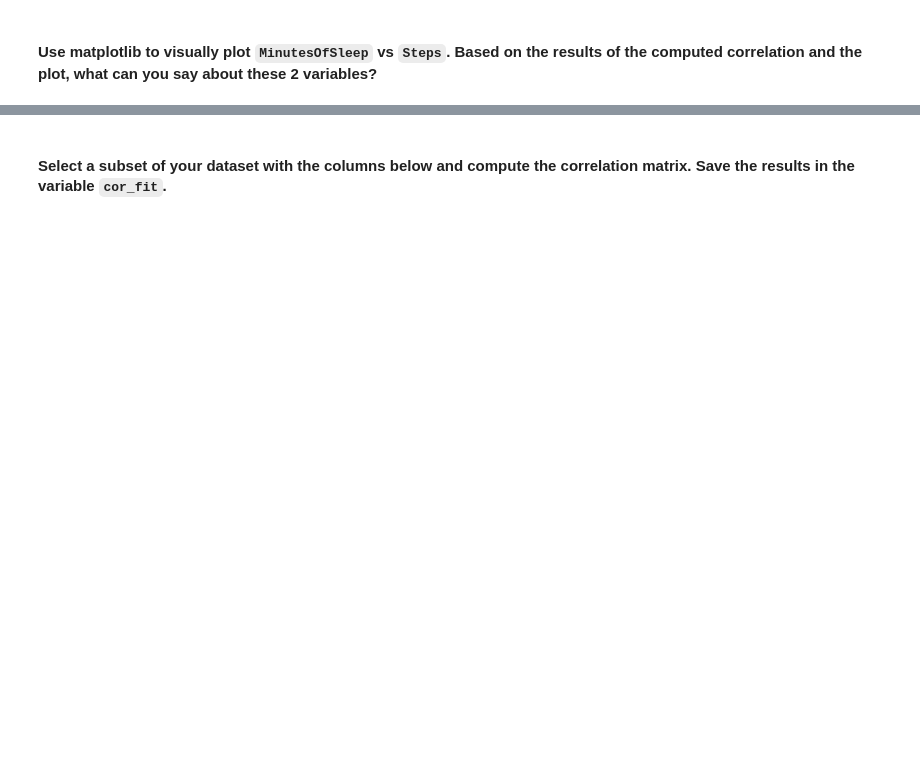
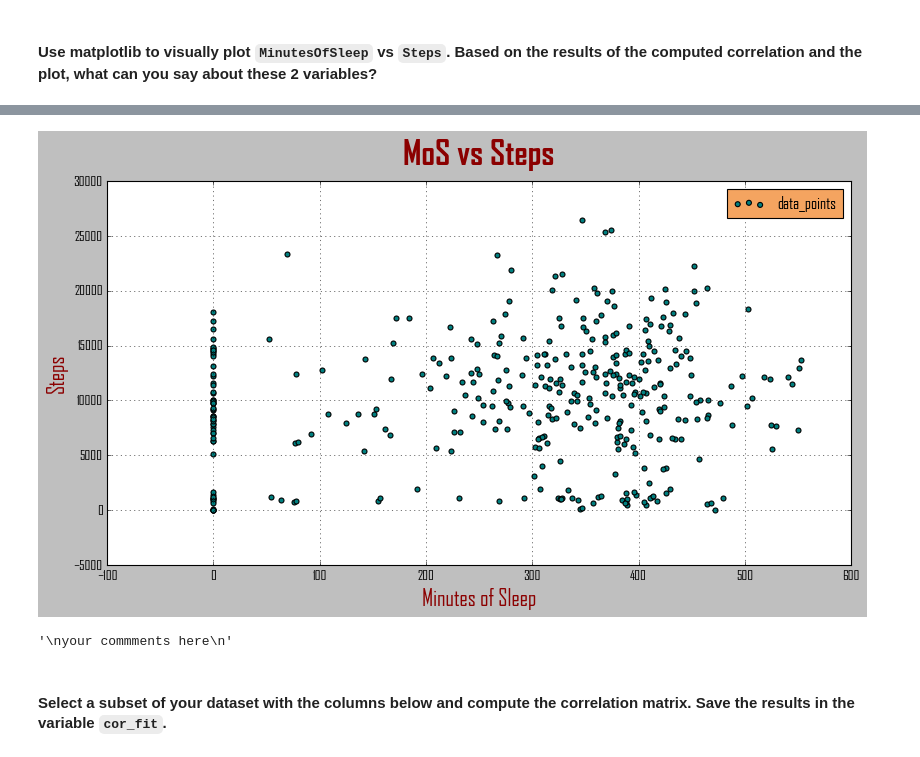
Before and after one commit to paoloironhack/data_analytics062020, a Jupyter notebook: labs/module_2/22_Pivot-Table-Correlation/your_code/main.ipynb, the cells around one changed output, grey strips where cells are left out. Cells and saved outputs as stored; diff of their text form; code cells hidden in the pictures; blank space fills up the shorter version.

```diff
--- a/labs/module_2/22_Pivot-Table-Correlation/your_code/main.ipynb
+++ b/labs/module_2/22_Pivot-Table-Correlation/your_code/main.ipynb
@@ -129,3 +379,24 @@ your commments here
+# %%
+# your code here
+plt.rcParams["figure.figsize"]=(12,6)
+plt.rcParams["font.family"] = "agency fb"
+#plt.style.use("classic")
+plt.scatter(fitbit["MinutesOfSleep"],fitbit["Steps"],linewidth=1,
+           c="teal",edgecolor="k",label="data_points")
+plt.title("MoS vs Steps",size=30,c="darkred",fontweight="bold",pad=15)
+plt.xlabel("Minutes of Sleep",size=20,c="darkred")
+plt.ylabel("Steps",size=20,c="darkred")
+plt.legend(facecolor="sandybrown")
+plt.grid(True)
+# %% [output]
+[figure, added]
+# %%
+"""
+Again, as expected from corr result which was 0.13, there is almost no
+relation ship between those two variables.
+"""
+# %% [output]
+'\nyour commments here\n'
 # %% [markdown]
 #### Select a subset of your dataset with the columns below and compute the correlation matrix. Save the results in the variable `cor_fit`.
 # %%
```
Also changed, not shown: parts of 56 cells of this notebook.
